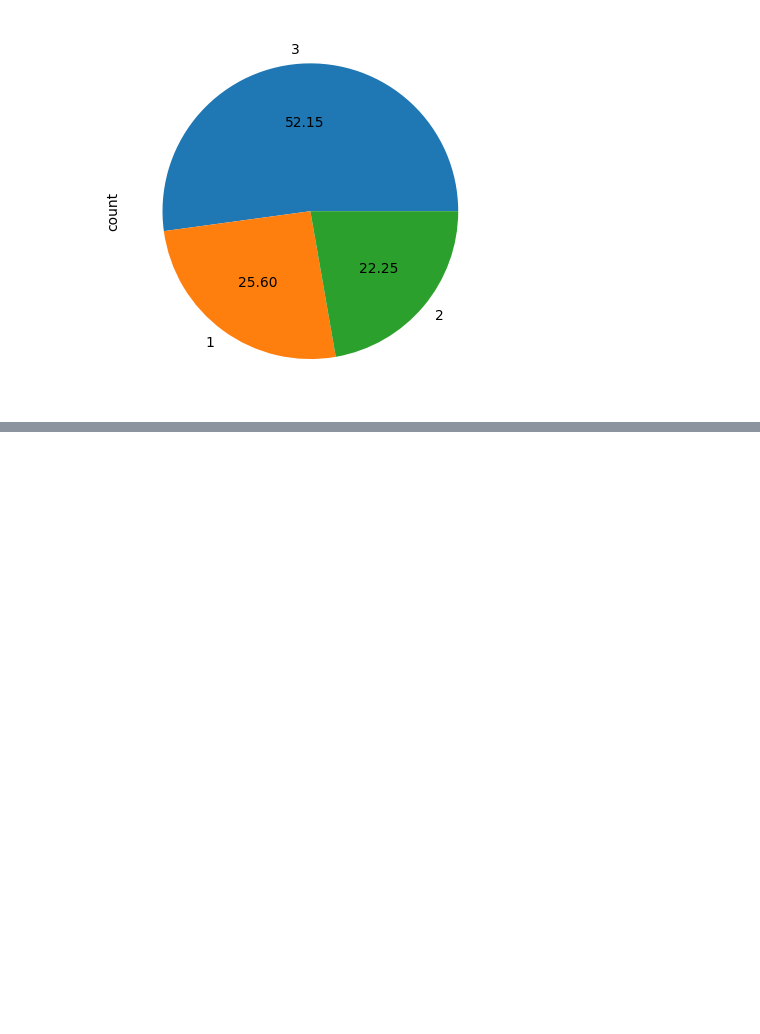
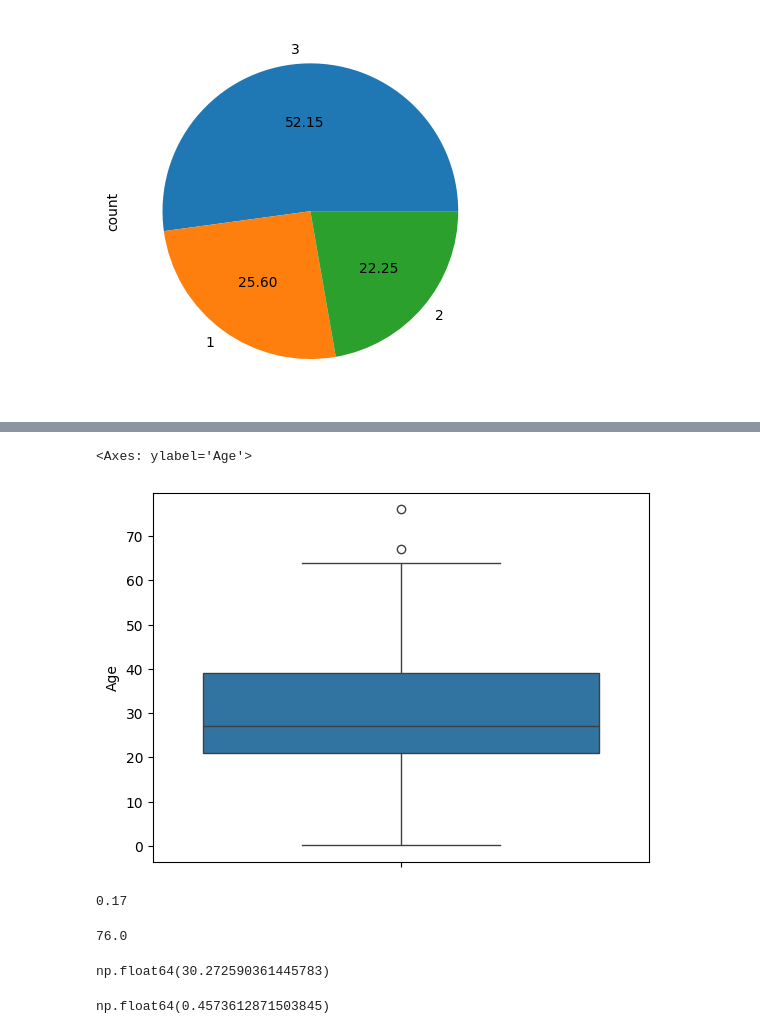
Before and after one commit to anirbankhan/AI_Model_figo, a Jupyter notebook: UnivariantAnalysis.ipynb, the cells around one changed output, grey strips where cells are left out. Drawn from its saved outputs; the diff is of its cells as text; code cells hidden in the pictures; blank space fills up the shorter version.

```diff
--- a/UnivariantAnalysis.ipynb
+++ b/UnivariantAnalysis.ipynb
@@ -68,0 +116,5 @@ df['Pclass'].value_counts().plot(kind='pie', autopct='%.2f')
+# %%
+sns.boxplot(df['Age'])
+# %% [output]
+<Axes: ylabel='Age'>
+[figure, added]
@@ -68,0 +123,16 @@ df['Pclass'].value_counts().plot(kind='pie', autopct='%.2f')
+# %%
+df['Age'].min()
+# %% [output]
+0.17
+# %%
+df['Age'].max()
+# %% [output]
+76.0
+# %%
+df['Age'].mean()
+# %% [output]
+np.float64(30.272590361445783)
+# %%
+df['Age'].skew()
+# %% [output]
+np.float64(0.4573612871503845)
```
Also changed, not shown: parts of 8 cells of this notebook.
